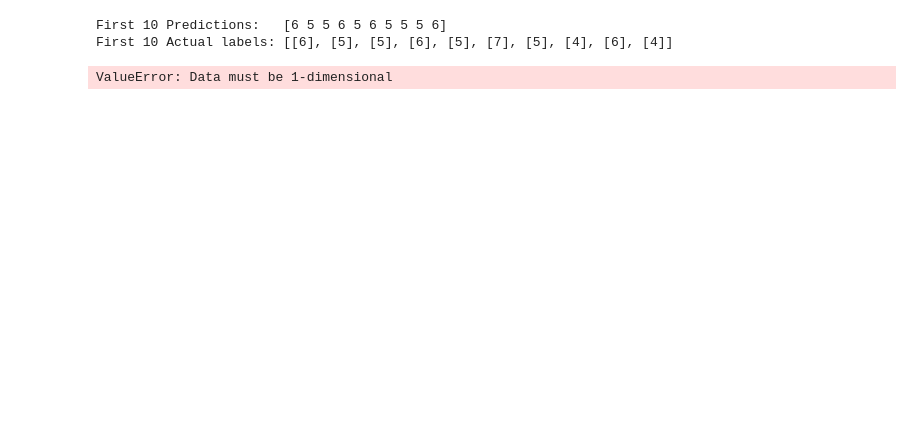
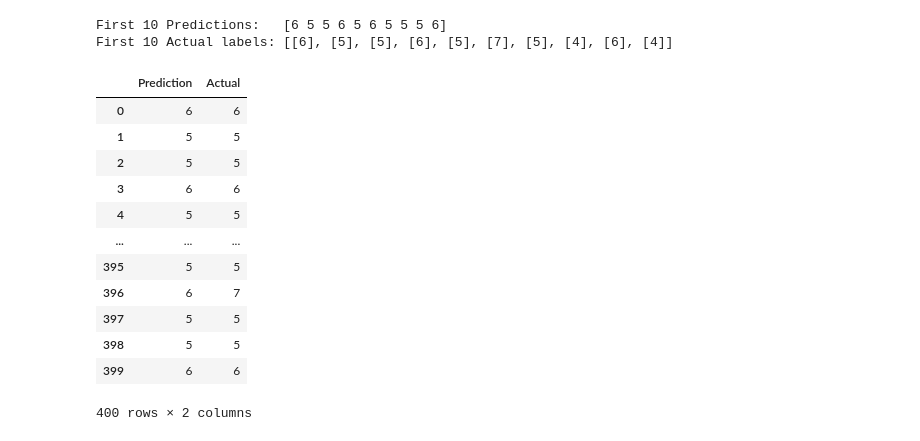
Before and after one commit to JCat3/Using-Machine-Learning-to-Predict-Wine-Quality, a Jupyter notebook: Logistic Regression model.ipynb, the cells around one changed output. Saved outputs shown, nothing was run; the diff lists cells and outputs as text; code cells hidden in the pictures; blank space fills up the shorter version.

Commit message:
updated max_iter number and fixed dimension error on logistic regression, made predictions and created a dataframe

```diff
--- a/Logistic Regression model.ipynb
+++ b/Logistic Regression model.ipynb
@@ -75,6 +75,6 @@ array([[  3,   2],
 # Logistic Regression
 # %%
 from sklearn.linear_model import LogisticRegression
-classifier = LogisticRegression(max_iter = 1000)
+classifier = LogisticRegression(max_iter = 10000)
 classifier
 # %% [output]
@@ -104,6 +96,18 @@ print(f"First 10 Actual labels: {y_test[:10].tolist()}")
 First 10 Predictions:   [6 5 5 6 5 6 5 5 5 6]
 First 10 Actual labels: [[6], [5], [5], [6], [5], [7], [5], [4], [6], [4]]
 # %%
-pd.DataFrame({"Prediction": predictions, "Actual": y_test}).reset_index(drop=True)
+pd.DataFrame({"Prediction": predictions, "Actual": y_test.ravel()}).reset_index(drop=True)
 # %% [output]
+|  | Prediction | Actual |
+| 0 | 6 | 6 |
+| 1 | 5 | 5 |
+| 2 | 5 | 5 |
+| 3 | 6 | 6 |
+| 4 | 5 | 5 |
+| ... | ... | ... |
+| 395 | 5 | 5 |
+| 396 | 6 | 7 |
+| 397 | 5 | 5 |
+| 398 | 5 | 5 |
+| 399 | 6 | 6 |
-ValueError: Data must be 1-dimensional
+400 rows × 2 columns
```
Also changed, not shown: parts of 3 cells of this notebook, 1 other file.
